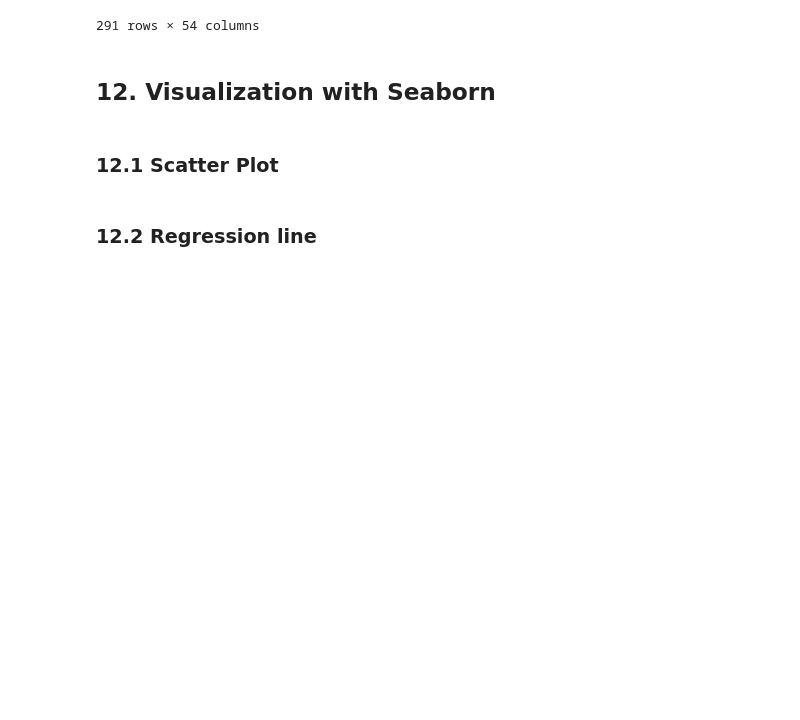
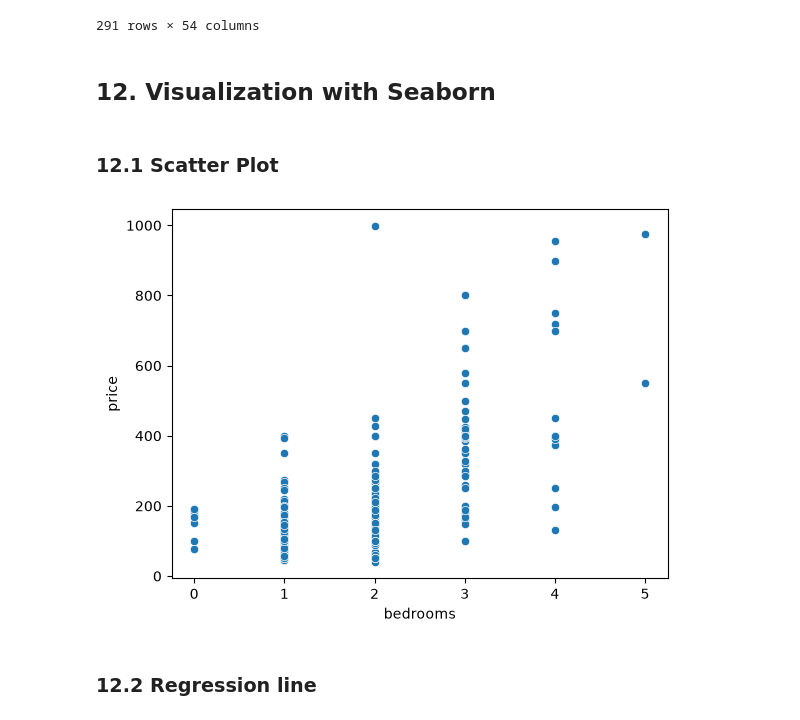
Before and after one commit to alessiotucci/Jupyter-and-Data-analysis, a Jupyter notebook: Cheat-sheet-Quizzes.ipynb, the cells around one changed output. Cells and saved outputs as stored; diff of their text form; code cells hidden in the pictures; blank space fills up the shorter version.

```diff
--- a/Cheat-sheet-Quizzes.ipynb
+++ b/Cheat-sheet-Quizzes.ipynb
@@ -568,5 +568,13 @@ df.sort_values(["room_type", "price"])
 ## 12. Visualization with Seaborn
 # %% [markdown]
 ### 12.1 Scatter Plot
+# %%
+import seaborn as sns
+import matplotlib.pyplot as plt
+
+sns.scatterplot(data=df, x="bedrooms", y="price")
+plt.show()
+# %% [output]
+[figure, added]
 # %% [markdown]
 ### 12.2 Regression line
```
Also changed, not shown: parts of 3 cells of this notebook.
